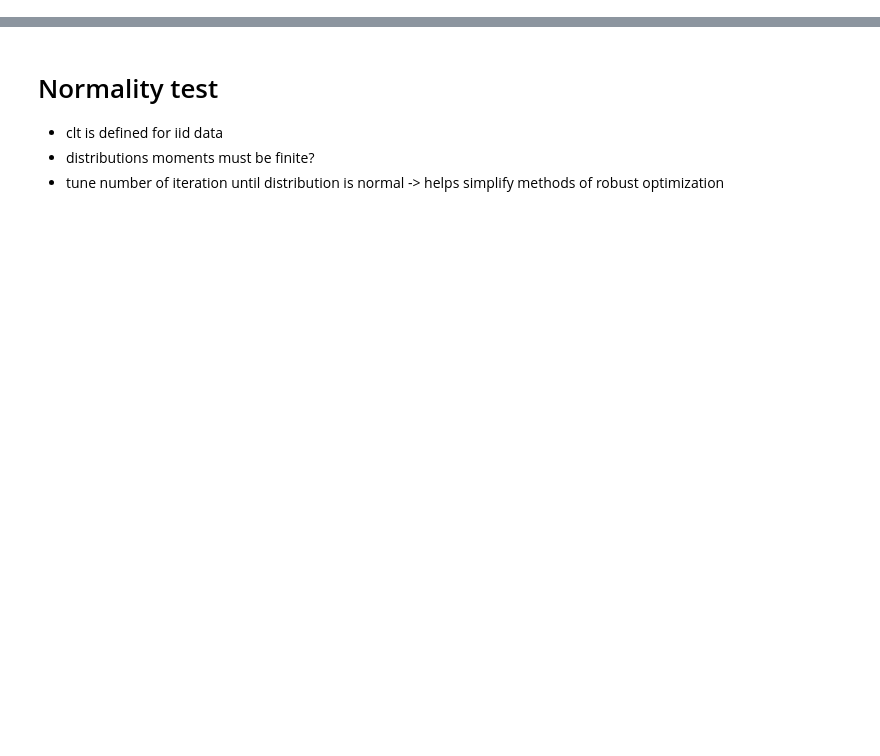
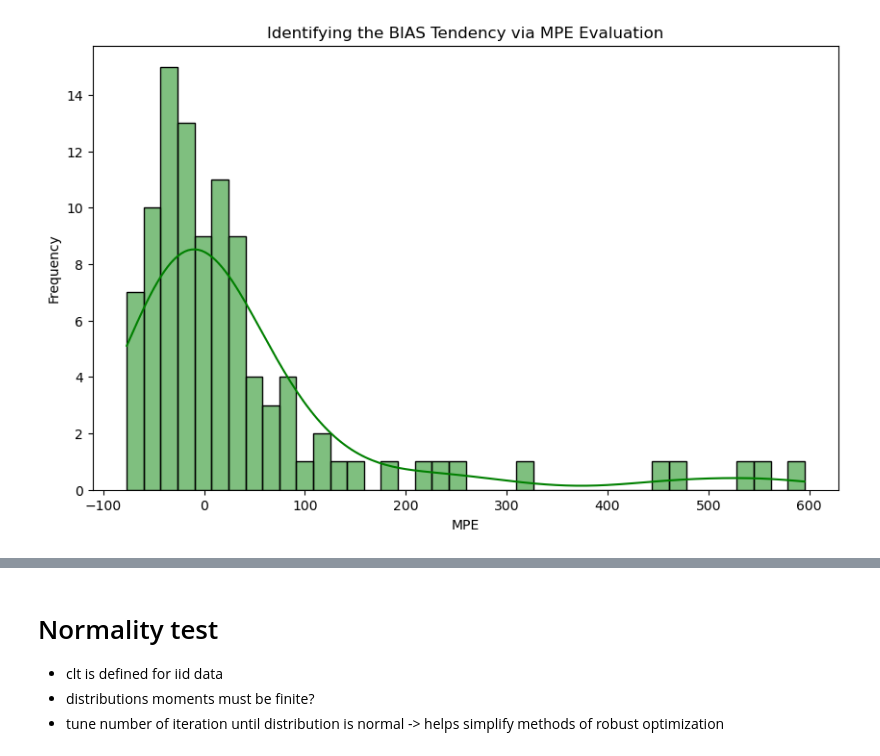
Before and after one commit to chrisnhr/Diplom, a Jupyter notebook: bootstrapping.ipynb, the cells around one changed output, grey strips where cells are left out. Cells and saved outputs as stored; diff of their text form; code cells hidden in the pictures; blank space fills up the shorter version.

```diff
--- a/bootstrapping.ipynb
+++ b/bootstrapping.ipynb
@@ -235,0 +117,10 @@ plt.show()
+# %%
+#note: mape is not symmetric!
+plt.figure(figsize=(10, 6))
+sns.histplot(df_results["LBB_MPE"], bins=40, kde=True, color="green")
+plt.xlabel("MPE")
+plt.ylabel("Frequency")
+plt.title("Identifying the BIAS Tendency via MPE Evaluation")
+plt.show()
+# %% [output]
+[figure, added]
```
Also changed, not shown: parts of 27 cells of this notebook, 2 other files.
